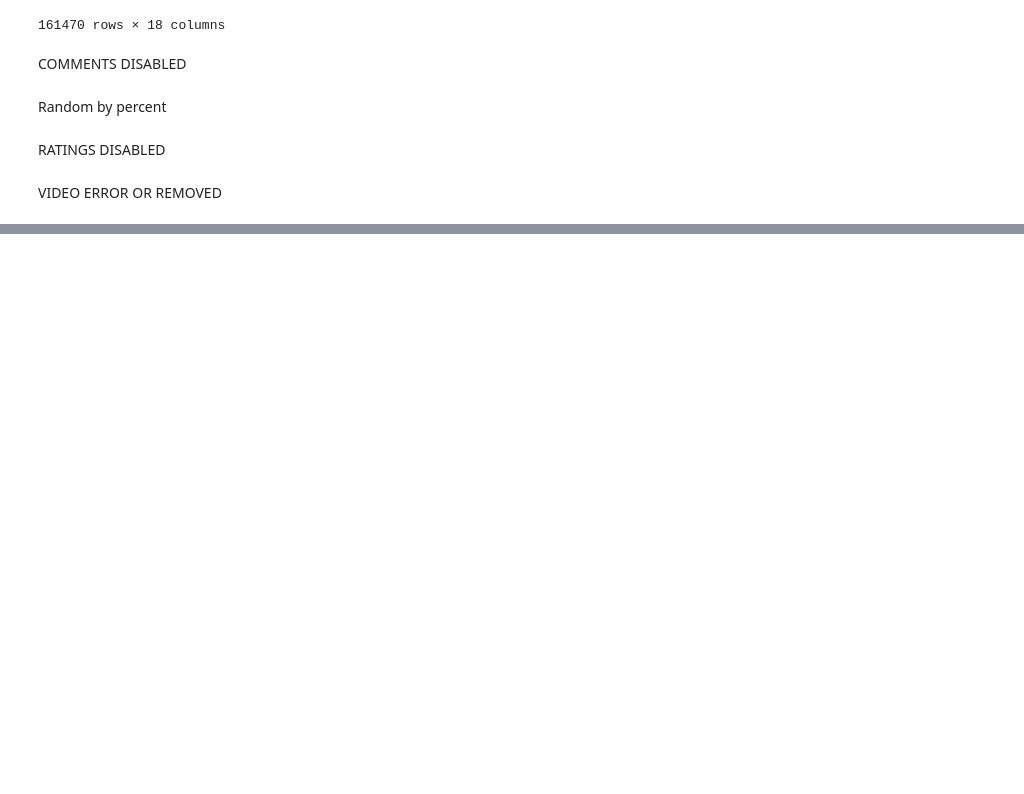
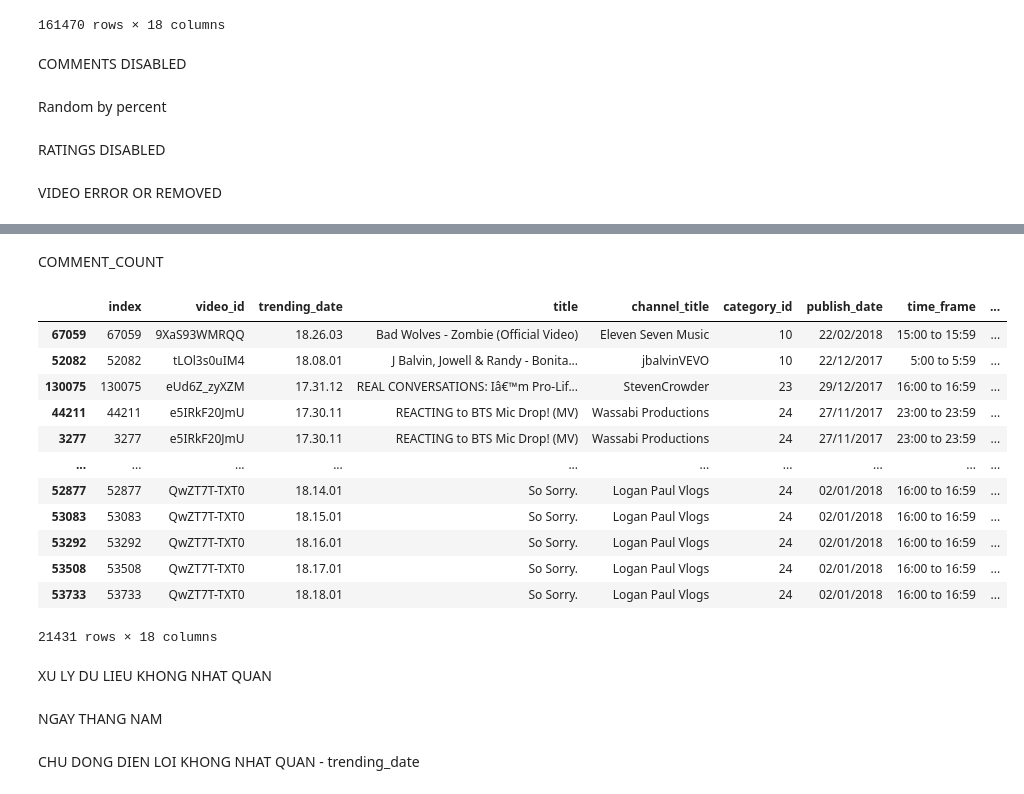
Before and after one commit to Biuuu2309/Data-Analysis-Basic-Method, a Jupyter notebook: Python Project With Jupyter.ipynb, the cells around one changed output, grey strips where cells are left out. Cells and saved outputs as stored; diff of their text form; code cells hidden in the pictures; blank space fills up the shorter version.

```diff
--- a/Python Project With Jupyter.ipynb
+++ b/Python Project With Jupyter.ipynb
@@ -278,0 +555,29 @@ DF['video_error_or_removed'] = DF['video_error_or_removed'].fillna(pd.Series(ran
+# %% [markdown]
+COMMENT_COUNT
+# %%
+DFSCC = DF.sort_values(by='comment_count', ascending=True)
+Q1 = DFSCC.iloc[int(len(DF)*0.25)]['comment_count']
+Q3 = DFSCC.iloc[int(len(DF)*0.75)]['comment_count']
+
+OL_CC = DFSCC[(DFSCC['comment_count'] < Q1 - (1.5 * (Q3 - Q1))) | (DFSCC['comment_count'] > Q3 + (1.5 * (Q3 - Q1)))]
+OL_CC
+# %% [output]
+|  | index | video_id | trending_date | title | channel_title | category_id | publish_date | time_frame | ... |
+| 67059 | 67059 | 9XaS93WMRQQ | 18.26.03 | Bad Wolves - Zombie (Official Video) | Eleven Seven Music | 10 | 22/02/2018 | 15:00 to 15:59 | ... |
+| 52082 | 52082 | tLOl3s0uIM4 | 18.08.01 | J Balvin, Jowell & Randy - Bonita... | jbalvinVEVO | 10 | 22/12/2017 | 5:00 to 5:59 | ... |
+| 130075 | 130075 | eUd6Z_zyXZM | 17.31.12 | REAL CONVERSATIONS: Iâ€™m Pro-Lif... | StevenCrowder | 23 | 29/12/2017 | 16:00 to 16:59 | ... |
+| 44211 | 44211 | e5IRkF20JmU | 17.30.11 | REACTING to BTS Mic Drop! (MV) | Wassabi Productions | 24 | 27/11/2017 | 23:00 to 23:59 | ... |
+| 3277 | 3277 | e5IRkF20JmU | 17.30.11 | REACTING to BTS Mic Drop! (MV) | Wassabi Productions | 24 | 27/11/2017 | 23:00 to 23:59 | ... |
+| ... | ... | ... | ... | ... | ... | ... | ... | ... | ... |
+| 52877 | 52877 | QwZT7T-TXT0 | 18.14.01 | So Sorry. | Logan Paul Vlogs | 24 | 02/01/2018 | 16:00 to 16:59 | ... |
+| 53083 | 53083 | QwZT7T-TXT0 | 18.15.01 | So Sorry. | Logan Paul Vlogs | 24 | 02/01/2018 | 16:00 to 16:59 | ... |
+| 53292 | 53292 | QwZT7T-TXT0 | 18.16.01 | So Sorry. | Logan Paul Vlogs | 24 | 02/01/2018 | 16:00 to 16:59 | ... |
+| 53508 | 53508 | QwZT7T-TXT0 | 18.17.01 | So Sorry. | Logan Paul Vlogs | 24 | 02/01/2018 | 16:00 to 16:59 | ... |
+| 53733 | 53733 | QwZT7T-TXT0 | 18.18.01 | So Sorry. | Logan Paul Vlogs | 24 | 02/01/2018 | 16:00 to 16:59 | ... |
+21431 rows × 18 columns
+# %% [markdown]
+XU LY DU LIEU KHONG NHAT QUAN
+# %% [markdown]
+NGAY THANG NAM
+# %% [markdown]
+CHU DONG DIEN LOI KHONG NHAT QUAN - trending_date
```
Also changed, not shown: parts of 34 cells of this notebook, 1 other file.
